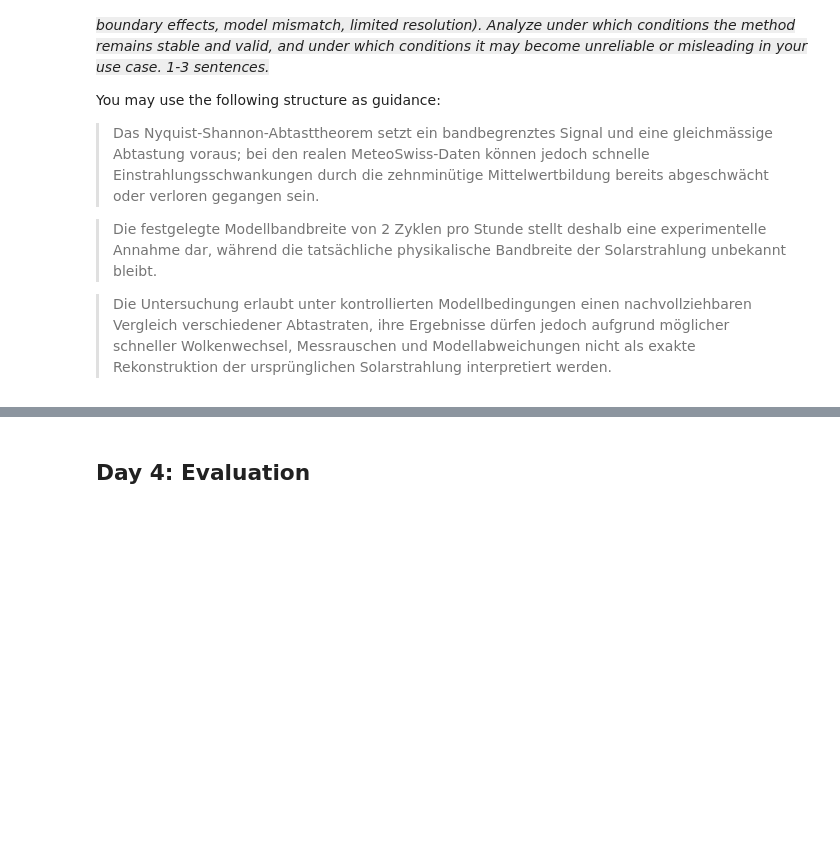
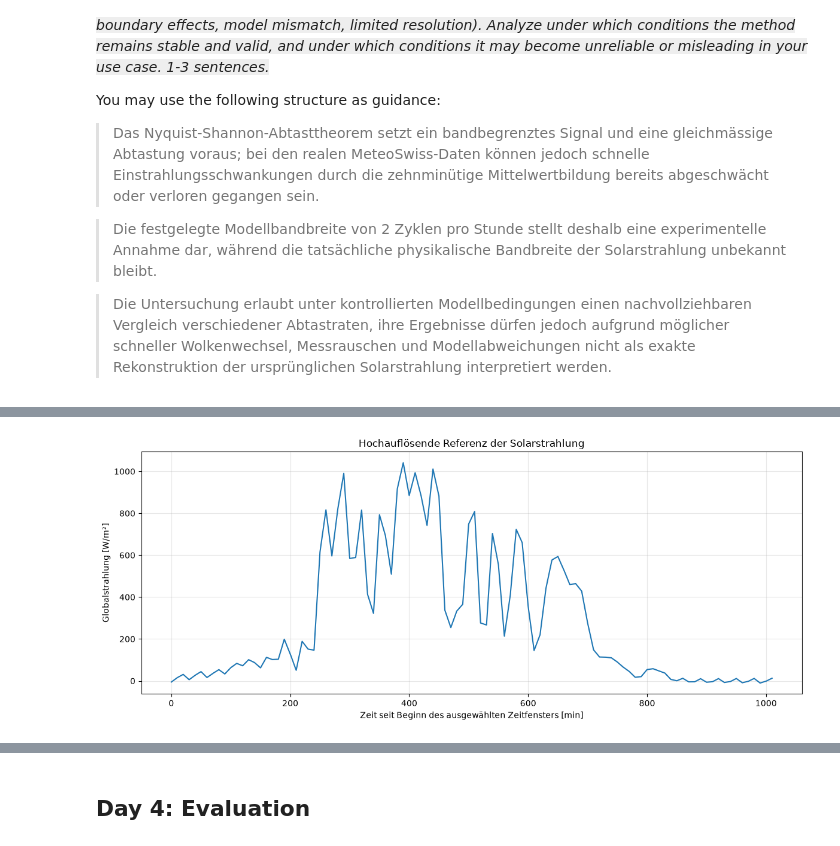
Before and after one commit to Haris-1-1/gbsv, a Jupyter notebook: gbsv_mc1/notebooks/01_sampling_theorem.ipynb, the cells around one changed output, grey strips where cells are left out. Saved outputs shown, nothing was run; the diff lists cells and outputs as text; code cells hidden in the pictures; blank space fills up the shorter version.

```diff
--- a/gbsv_mc1/notebooks/01_sampling_theorem.ipynb
+++ b/gbsv_mc1/notebooks/01_sampling_theorem.ipynb
@@ -178,0 +235,14 @@ The code should be written in a clear and structured manner such that its logic
+# %%
+original_minutes = np.arange(len(bandlimited_signal)) * 10
+
+reference_minutes = np.arange(
+    0,
+    original_minutes[-1] + 1,
+    1
+)
+
+reference_signal = np.interp(
+    reference_minutes,
+    original_minutes,
+    bandlimited_signal
+)
@@ -178,0 +255,16 @@ The code should be written in a clear and structured manner such that its logic
+# %%
+plt.figure(figsize=(12, 5))
+
+plt.plot(
+    reference_minutes,
+    reference_signal
+)
+
+plt.title("Hochauflösende Referenz der Solarstrahlung")
+plt.xlabel("Zeit seit Beginn des ausgewählten Zeitfensters [min]")
+plt.ylabel("Globalstrahlung [W/m²]")
+plt.grid(alpha=0.3)
+plt.tight_layout()
+plt.show()
+# %% [output]
+[figure, added]
```
Also changed, not shown: parts of 20 cells of this notebook.
